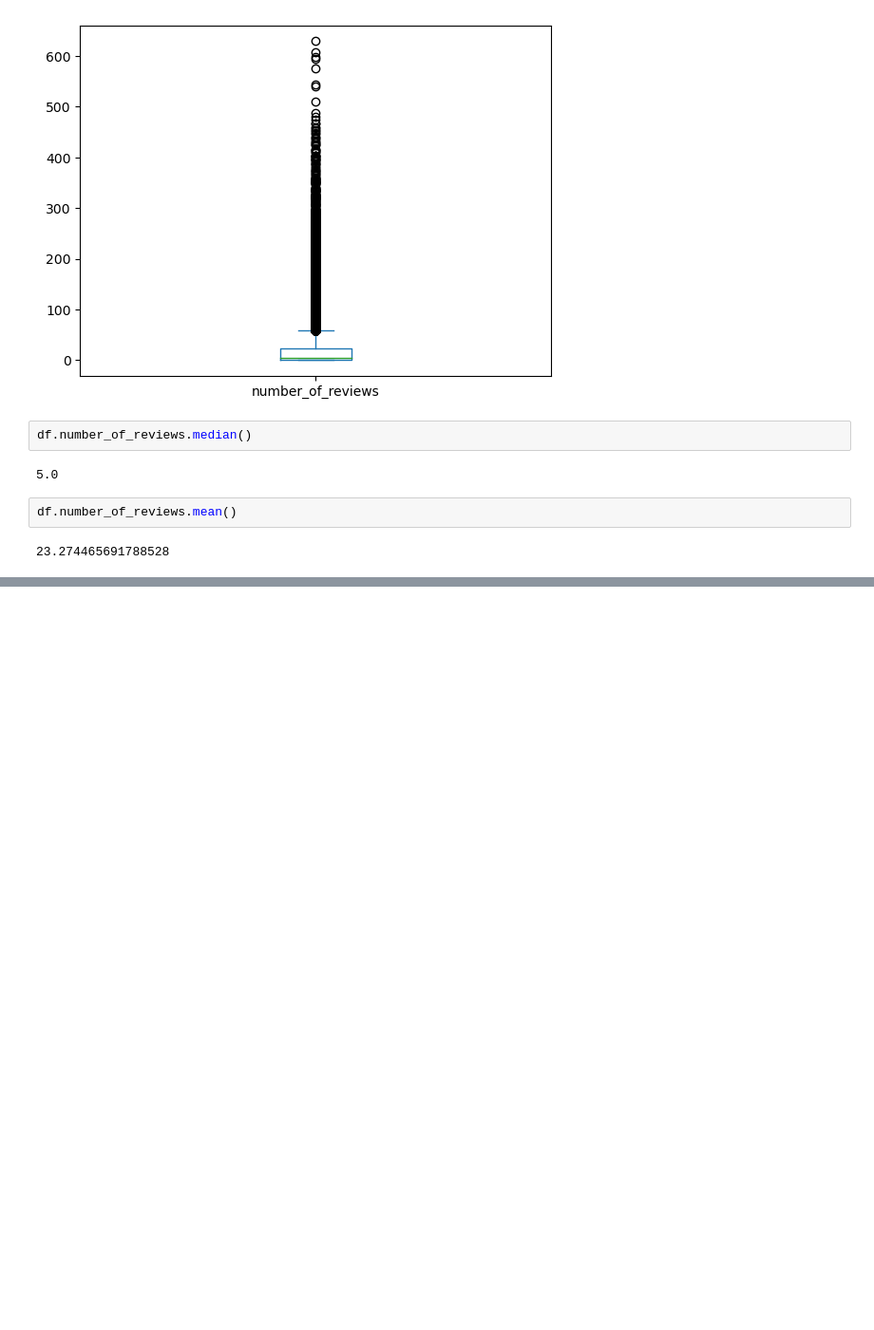
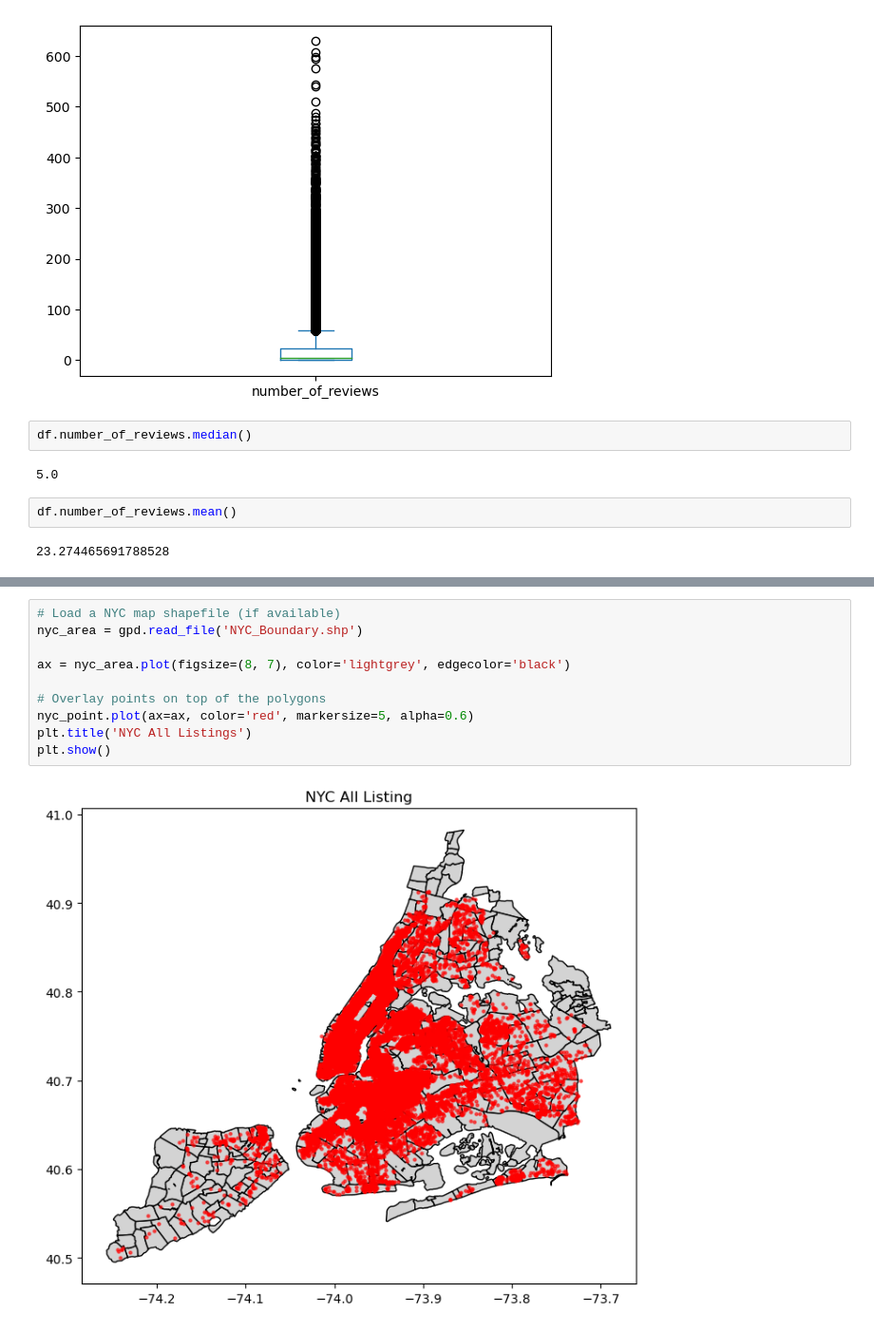
Before and after one commit to sagarbarge/Airbnb_NYC_Storytelling, a Jupyter notebook: Airbnb_NYC_Storytelling.ipynb, the cells around one changed output, grey strips where cells are left out. Shown at 95% size. Saved outputs shown, nothing was run; the diff lists cells and outputs as text; blank space fills up the shorter version.

```diff
--- a/Airbnb_NYC_Storytelling.ipynb
+++ b/Airbnb_NYC_Storytelling.ipynb
@@ -395,0 +434,12 @@ Name: calculated_host_listings_count, dtype: int64
+# %%
+# Load a NYC map shapefile (if available)
+nyc_area = gpd.read_file('NYC_Boundary.shp')
+
+ax = nyc_area.plot(figsize=(8, 7), color='lightgrey', edgecolor='black')
+
+# Overlay points on top of the polygons
+nyc_point.plot(ax=ax, color='red', markersize=5, alpha=0.6)
+plt.title('NYC All Listings')
+plt.show()
+# %% [output]
+[figure, added]
```
Also changed, not shown: parts of 26 cells of this notebook, 20 other files.
